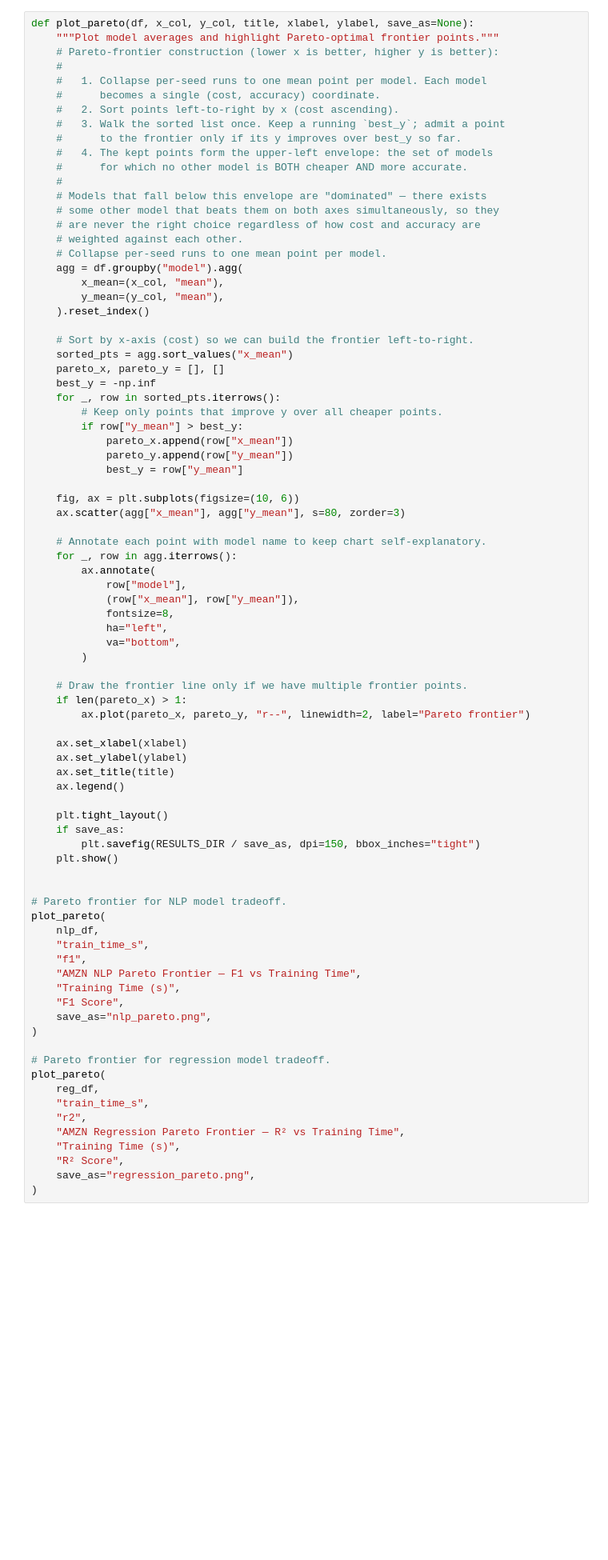
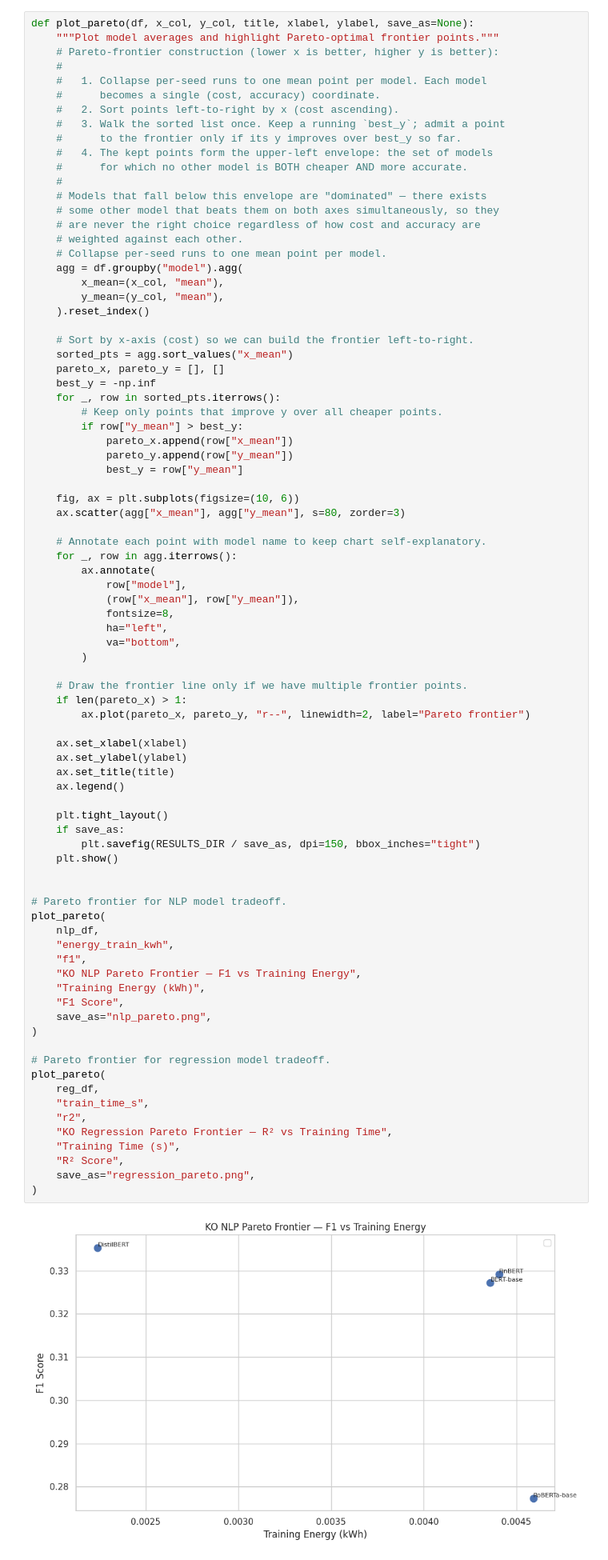
Before and after one commit to jomo8/energy-analysis-pipeline, a Jupyter notebook: 07_visualization.ipynb, the cells around one changed output. Shown at 80% size. Saved outputs shown, nothing was run; the diff lists cells and outputs as text; blank space fills up the shorter version.

```diff
--- a/07_visualization.ipynb
+++ b/07_visualization.ipynb
@@ -152,34 +157,36 @@ def plot_pareto(df, x_col, y_col, title, xlabel, ylabel, save_as=None):
         ax.plot(pareto_x, pareto_y, "r--", linewidth=2, label="Pareto frontier")
 
     ax.set_xlabel(xlabel)
     ax.set_ylabel(ylabel)
     ax.set_title(title)
     ax.legend()
 
     plt.tight_layout()
     if save_as:
         plt.savefig(RESULTS_DIR / save_as, dpi=150, bbox_inches="tight")
     plt.show()
 
 
 # Pareto frontier for NLP model tradeoff.
 plot_pareto(
     nlp_df,
-    "train_time_s",
+    "energy_train_kwh",
     "f1",
-    "AMZN NLP Pareto Frontier — F1 vs Training Time",
-    "Training Time (s)",
+    "KO NLP Pareto Frontier — F1 vs Training Energy",
+    "Training Energy (kWh)",
     "F1 Score",
     save_as="nlp_pareto.png",
 )
 
 # Pareto frontier for regression model tradeoff.
 plot_pareto(
     reg_df,
     "train_time_s",
     "r2",
-    "AMZN Regression Pareto Frontier — R² vs Training Time",
+    "KO Regression Pareto Frontier — R² vs Training Time",
     "Training Time (s)",
     "R² Score",
     save_as="regression_pareto.png",
 )
+# %% [output]
+[figure, added]
```
Also changed, not shown: parts of 4 cells of this notebook, 11 other files.
